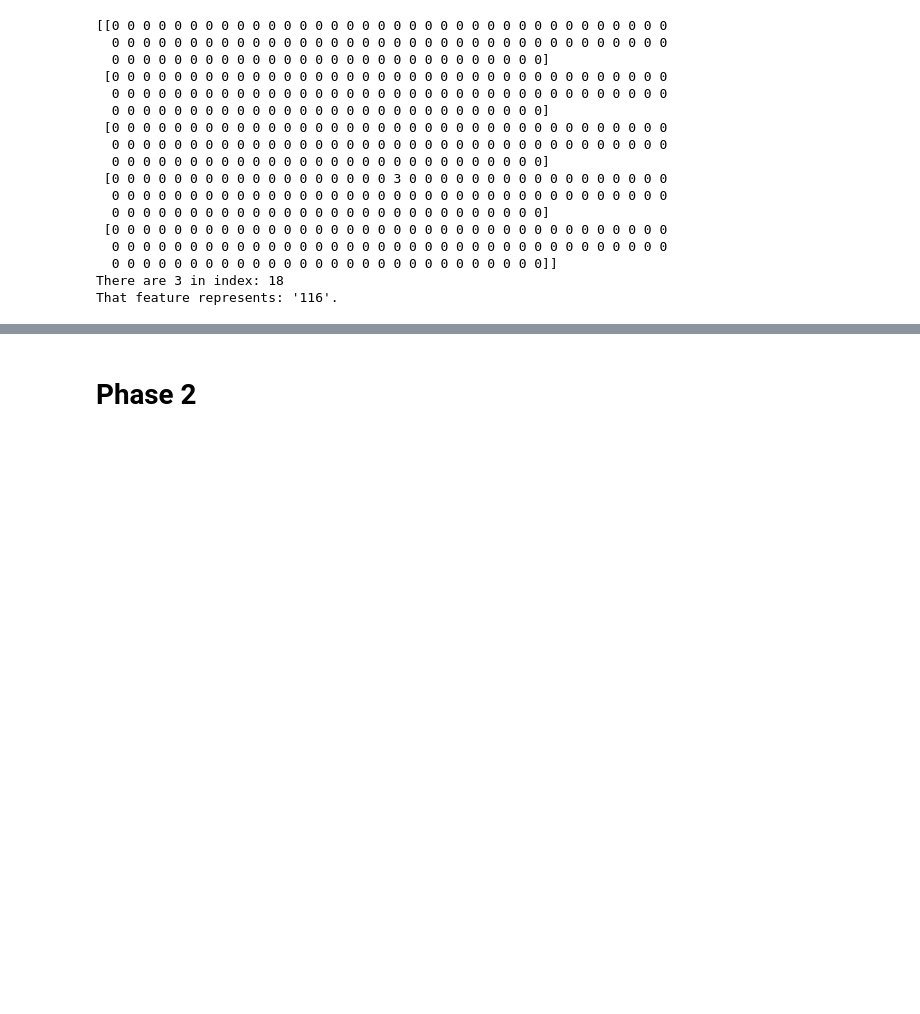
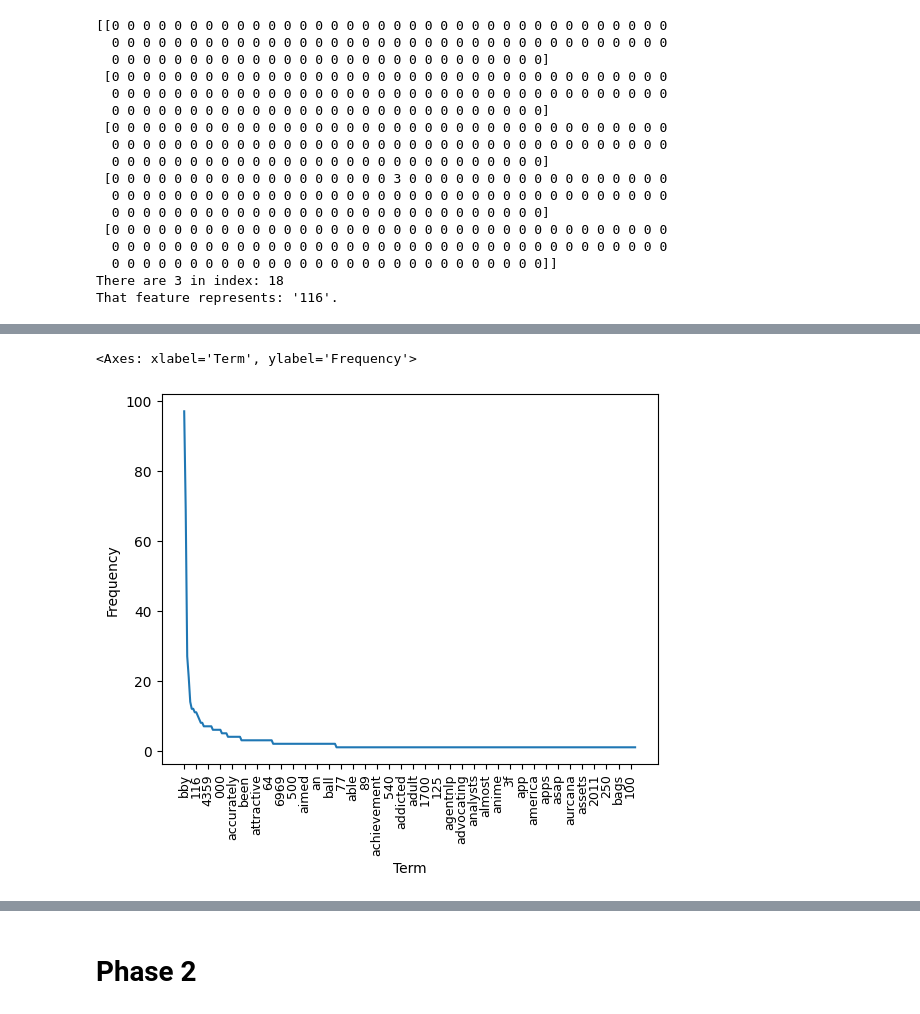
Before and after one commit to jungswork/DM2025-Lab1-Exercise, a Jupyter notebook: DM2025-Lab1-Homework.ipynb, the cells around one changed output, grey strips where cells are left out. Cells and saved outputs as stored; diff of their text form; code cells hidden in the pictures; blank space fills up the shorter version.

```diff
--- a/DM2025-Lab1-Homework.ipynb
+++ b/DM2025-Lab1-Homework.ipynb
@@ -707,0 +774,16 @@ df_todraw_sample.shape
+# %%
+# practice 13
+# 依據關鍵詞出現頻率作排序
+df_sorted = df_termfreqs_px.sort_values(by="Frequency", ascending= False)
+display(df_sorted)
+
+#取前 15 名
+df_sorted_head = df_sorted.head(n = 15)
+
+# 以seaborn 作圖
+fig_of_top_fiftn_term = px.bar(df_sorted_head,
+                               x= "Term", y= "Frequency",
+                               title = "Top 15 frequency term figure"
+                               )
+
+fig_of_top_fiftn_term.show()
@@ -707,0 +804,21 @@ df_todraw_sample.shape
+# %%
+# practice 14
+# 與 master 練習中相同，為了避免資料量過大造成運算困難，取前300筆資料做練習
+
+# 由排序後表格繪圖
+plt.plot(figsize = (12, 5))
+fig_fortn = sns.lineplot(data= df_sorted, x= "Term", y= "Frequency")
+
+
+# 取目前的 xticks 位置
+xticks = plt.xticks()[0]
+
+# 每隔 5 個顯示一次標籤
+plt.xticks(ticks= xticks[::8],
+           rotation= 90,
+           fontsize= 9)
+
+fig_fortn
+# %% [output]
+<Axes: xlabel='Term', ylabel='Frequency'>
+[figure, added]
```
Also changed, not shown: parts of 7 cells of this notebook.
